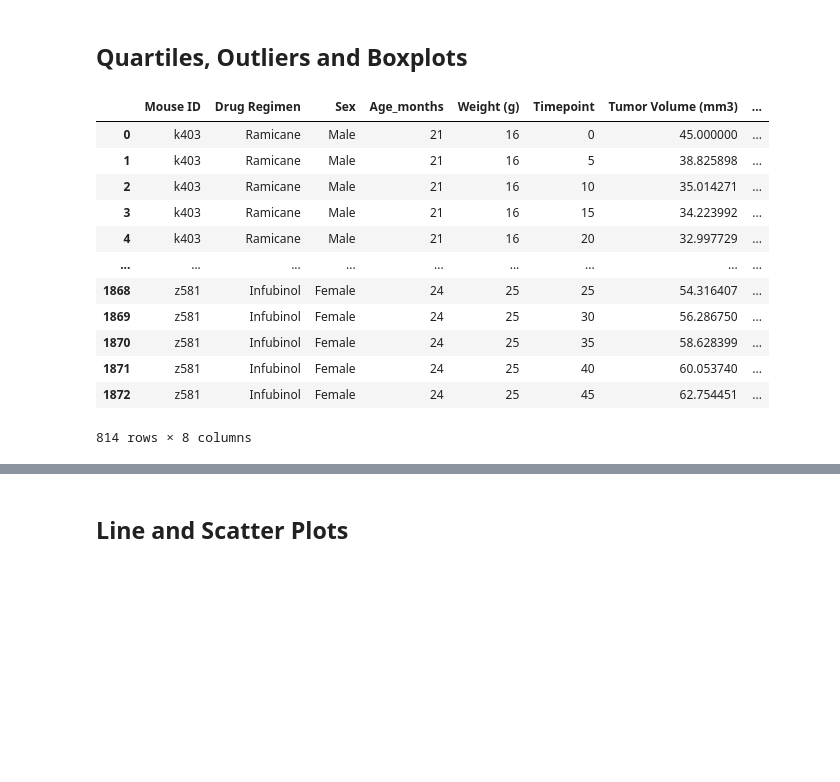
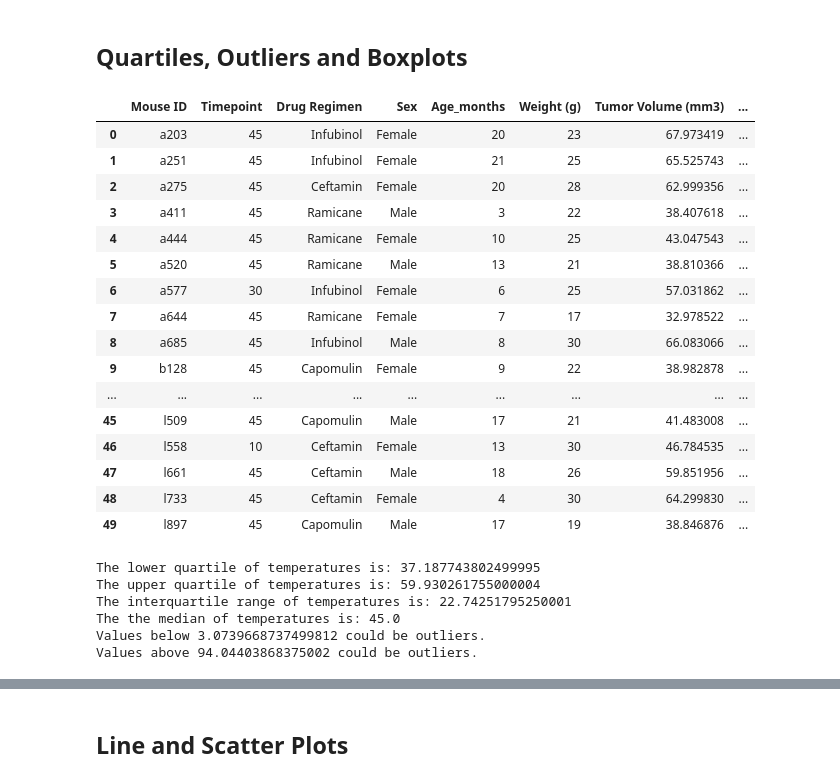
Before and after one commit to Sunny419-hub/Matplotlib-challenge, a Jupyter notebook: Pymaceuticals/pymaceuticals.ipynb, the cells around one changed output, grey strips where cells are left out. Saved outputs shown, nothing was run; the diff lists cells and outputs as text; code cells hidden in the pictures; blank space fills up the shorter version.

```diff
--- a/Pymaceuticals/pymaceuticals.ipynb
+++ b/Pymaceuticals/pymaceuticals.ipynb
@@ -221,46 +221,72 @@ plt.show()
 # %%
 # Calculate the final tumor volume of each mouse across four of the treatment regimens:
 # Capomulin, Ramicane, Infubinol, and Ceftamin
 four_reg = mice_results[(mice_results["Drug Regimen"]=="Capomulin") | (mice_results["Drug Regimen"]=="Ramicane") |
                             (mice_results["Drug Regimen"]=="Infubinol") | (mice_results["Drug Regimen"]=="Ceftamin")]
 
+# Start by getting the last (greatest) timepoint for each mouse
 
-# Start by getting the last (greatest) timepoint for each mouse
-four_reg_mouse = four_reg[(four_reg["Drug Regimen"]==four_reg["Timepoint"].max()) | (four_reg["Drug Regimen"]=="Ramicane") |
-                            (four_reg["Drug Regimen"]=="Infubinol") | (four_reg["Drug Regimen"]=="Ceftamin")]
+time_point = pd.DataFrame(four_reg.groupby(["Mouse ID"]).max()["Timepoint"])
 
+time_point
 
 # Merge this group df with the original dataframe to get the tumor volume at the last timepoint
+
+last_tumor_volume= pd.merge(time_point,four_reg,how="inner", on=["Mouse ID","Timepoint"])
+last_tumor_volume.head(50)
 # %% [output]
-|  | Mouse ID | Drug Regimen | Sex | Age_months | Weight (g) | Timepoint | Tumor Volume (mm3) | ... |
-| 0 | k403 | Ramicane | Male | 21 | 16 | 0 | 45.000000 | ... |
-| 1 | k403 | Ramicane | Male | 21 | 16 | 5 | 38.825898 | ... |
-| 2 | k403 | Ramicane | Male | 21 | 16 | 10 | 35.014271 | ... |
-| 3 | k403 | Ramicane | Male | 21 | 16 | 15 | 34.223992 | ... |
-| 4 | k403 | Ramicane | Male | 21 | 16 | 20 | 32.997729 | ... |
+|  | Mouse ID | Timepoint | Drug Regimen | Sex | Age_months | Weight (g) | Tumor Volume (mm3) | ... |
+| 0 | a203 | 45 | Infubinol | Female | 20 | 23 | 67.973419 | ... |
+| 1 | a251 | 45 | Infubinol | Female | 21 | 25 | 65.525743 | ... |
+| 2 | a275 | 45 | Ceftamin | Female | 20 | 28 | 62.999356 | ... |
+| 3 | a411 | 45 | Ramicane | Male | 3 | 22 | 38.407618 | ... |
+| 4 | a444 | 45 | Ramicane | Female | 10 | 25 | 43.047543 | ... |
+| 5 | a520 | 45 | Ramicane | Male | 13 | 21 | 38.810366 | ... |
+| 6 | a577 | 30 | Infubinol | Female | 6 | 25 | 57.031862 | ... |
+| 7 | a644 | 45 | Ramicane | Female | 7 | 17 | 32.978522 | ... |
+| 8 | a685 | 45 | Infubinol | Male | 8 | 30 | 66.083066 | ... |
+| 9 | b128 | 45 | Capomulin | Female | 9 | 22 | 38.982878 | ... |
 | ... | ... | ... | ... | ... | ... | ... | ... | ... |
-| 1868 | z581 | Infubinol | Female | 24 | 25 | 25 | 54.316407 | ... |
-| 1869 | z581 | Infubinol | Female | 24 | 25 | 30 | 56.286750 | ... |
-| 1870 | z581 | Infubinol | Female | 24 | 25 | 35 | 58.628399 | ... |
-| 1871 | z581 | Infubinol | Female | 24 | 25 | 40 | 60.053740 | ... |
-| 1872 | z581 | Infubinol | Female | 24 | 25 | 45 | 62.754451 | ... |
+| 45 | l509 | 45 | Capomulin | Male | 17 | 21 | 41.483008 | ... |
+| 46 | l558 | 10 | Ceftamin | Female | 13 | 30 | 46.784535 | ... |
+| 47 | l661 | 45 | Ceftamin | Male | 18 | 26 | 59.851956 | ... |
+| 48 | l733 | 45 | Ceftamin | Female | 4 | 30 | 64.299830 | ... |
+| 49 | l897 | 45 | Capomulin | Male | 17 | 19 | 38.846876 | ... |
-814 rows × 8 columns
 # %%
 # Put treatments into a list for for loop (and later for plot labels)
-
+treatments = last_tumor_volume["Drug Regimen"].to_list()
 
 # Create empty list to fill with tumor vol data (for plotting)
-
+tumor_list = last_tumor_volume["Tumor Volume (mm3)"].to_list()
 
 # Calculate the IQR and quantitatively determine if there are any potential outliers.
 
+# Locate the rows which contain mice on each drug and get the tumor volumes
+quartiles = np.quantile(tumor_list,.5)
+lowerq = np.quantile(tumor_list,.25)
+upperq = np.quantile(tumor_list,.75)
+iqr = upperq-lowerq
 
-    # Locate the rows which contain mice on each drug and get the tumor volumes
+print(f"The lower quartile of temperatures is: {lowerq}")
+print(f"The upper quartile of temperatures is: {upperq}")
+print(f"The interquartile range of temperatures is: {iqr}")
+print(f"The the median of temperatures is: {quartiles} ")
 
+# add subset
 
-    # add subset
+# Determine outliers using upper and lower bounds
+tumor_list.sort()
 
-
-    # Determine outliers using upper and lower bounds
+lower_bound = lowerq - (1.5*iqr)
+upper_bound = upperq + (1.5*iqr)
+print(f"Values below {lower_bound} could be outliers.")
+print(f"Values above {upper_bound} could be outliers.")
+# %% [output]
+The lower quartile of temperatures is: 37.187743802499995
+The upper quartile of temperatures is: 59.930261755000004
+The interquartile range of temperatures is: 22.74251795250001
+The the median of temperatures is: 45.0
+Values below 3.0739668737499812 could be outliers.
+Values above 94.04403868375002 could be outliers.
 # %%
 # Generate a box plot of the final tumor volume of each mouse across four regimens of interest
```
Also changed, not shown: parts of 2 cells of this notebook.
